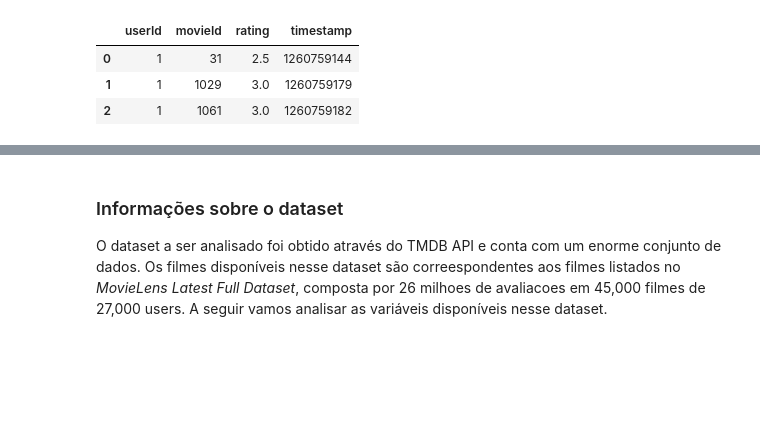
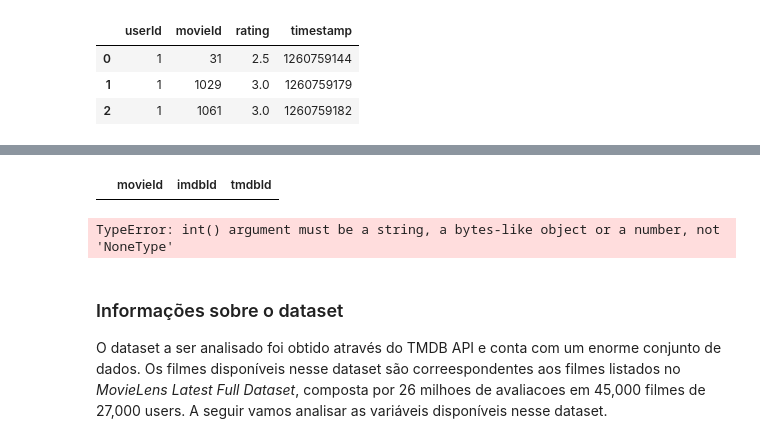
Before and after one commit to beatrizcf2/Classificador_Filmes, a Jupyter notebook: Recomendador_Filmes.ipynb, the cells around one changed output, grey strips where cells are left out. Saved outputs shown, nothing was run; the diff lists cells and outputs as text; code cells hidden in the pictures; blank space fills up the shorter version.

Commit message:
explo data

```diff
--- a/Recomendador_Filmes.ipynb
+++ b/Recomendador_Filmes.ipynb
@@ -107,3 +107,21 @@ dtype: object
+# %%
+links['tmdbId'] = links.tmdbId.dropna(inplace=True)
+# %%
+bool_series = pd.notnull(links['tmdbId'])
+
+# filtering data
+# displayind data only with team = NaN
+links[bool_series]
+# %% [output]
+|  | movieId | imdbId | tmdbId |
+# %%
+#metadados = metadados.drop([19730, 29503, 35587])
+metadados['id'] = metadados['id'].astype('int')
+links['tmdbId'] = links['tmdbId'].astype('int')
+keywords['id'] = keywords['id'].astype('int')
+ratings['id'] = ratings['id'].astype('int')
+# %% [output]
+TypeError: int() argument must be a string, a bytes-like object or a number, not 'NoneType'
 # %% [markdown]
 ### Informações sobre o dataset
 
```
Also changed, not shown: parts of 17 cells of this notebook.
